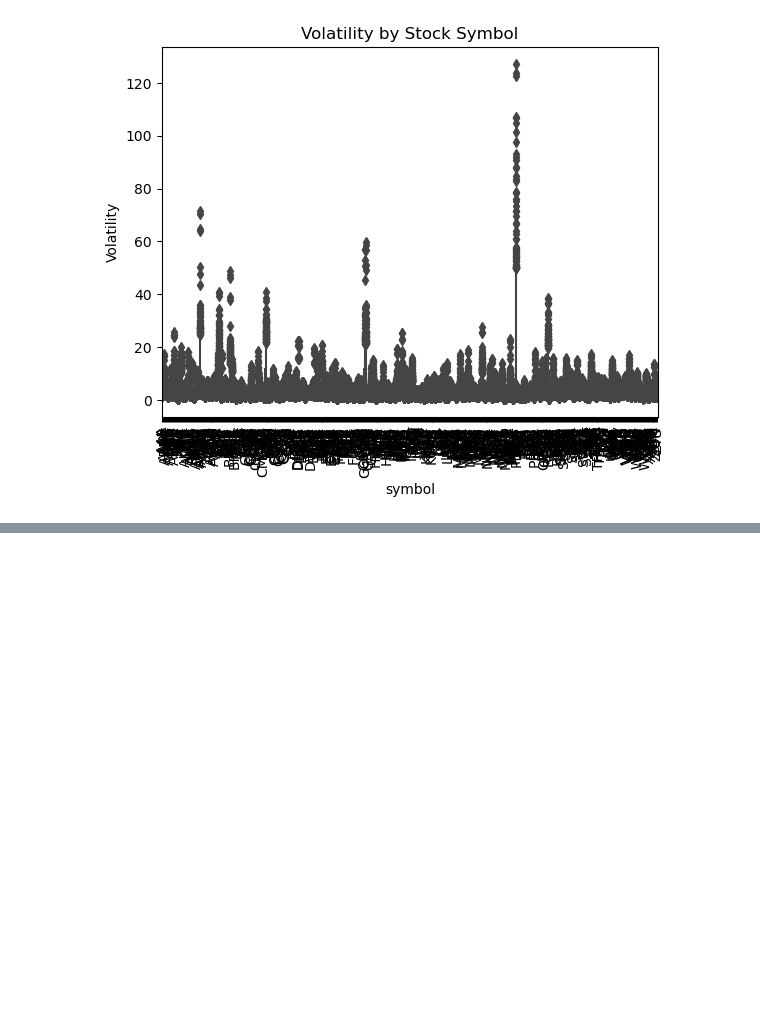
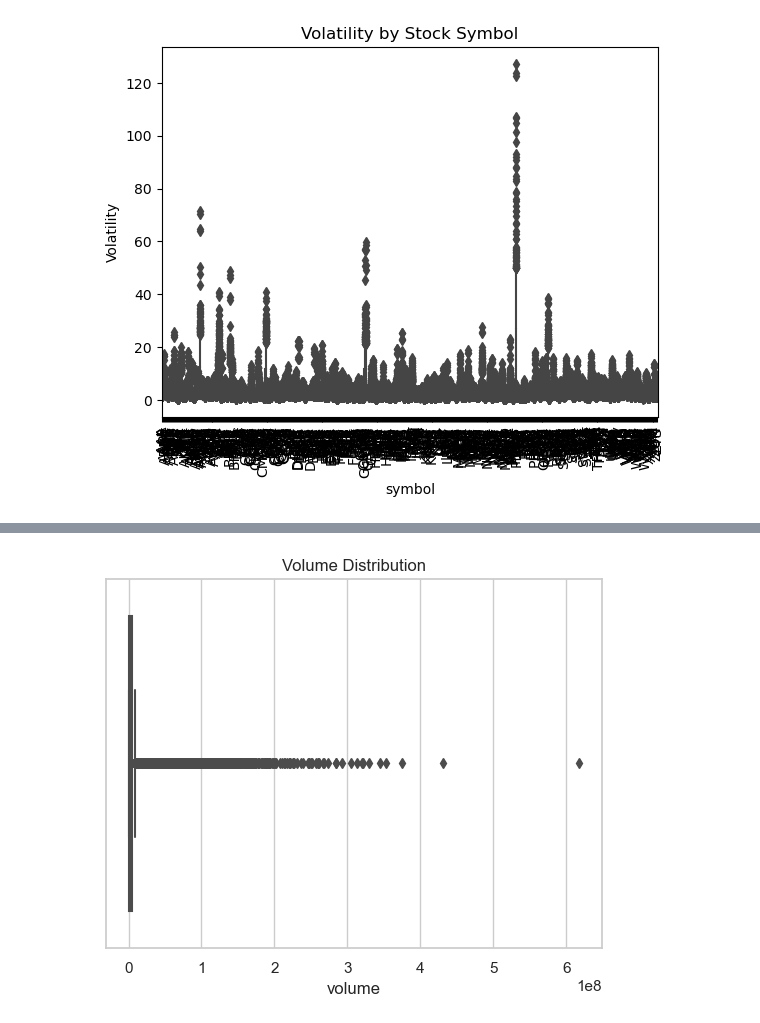
Before and after one commit to S-Owiti/Market-Movement-Analysis-Clustering-Forecasting-Stock-Price-Behavior, a Jupyter notebook: Codveda.ipynb, the cells around one changed output, grey strips where cells are left out. Drawn from its saved outputs; the diff is of its cells as text; code cells hidden in the pictures; blank space fills up the shorter version.

```diff
--- a/Codveda.ipynb
+++ b/Codveda.ipynb
@@ -506,0 +596,7 @@ sns.pairplot(data[features])
+# %%
+#Volume
+sns.boxplot(data=data, x='volume')
+plt.title('Volume Distribution')
+plt.show()
+# %% [output]
+[figure, added]
```
Also changed, not shown: parts of 29 cells of this notebook.
